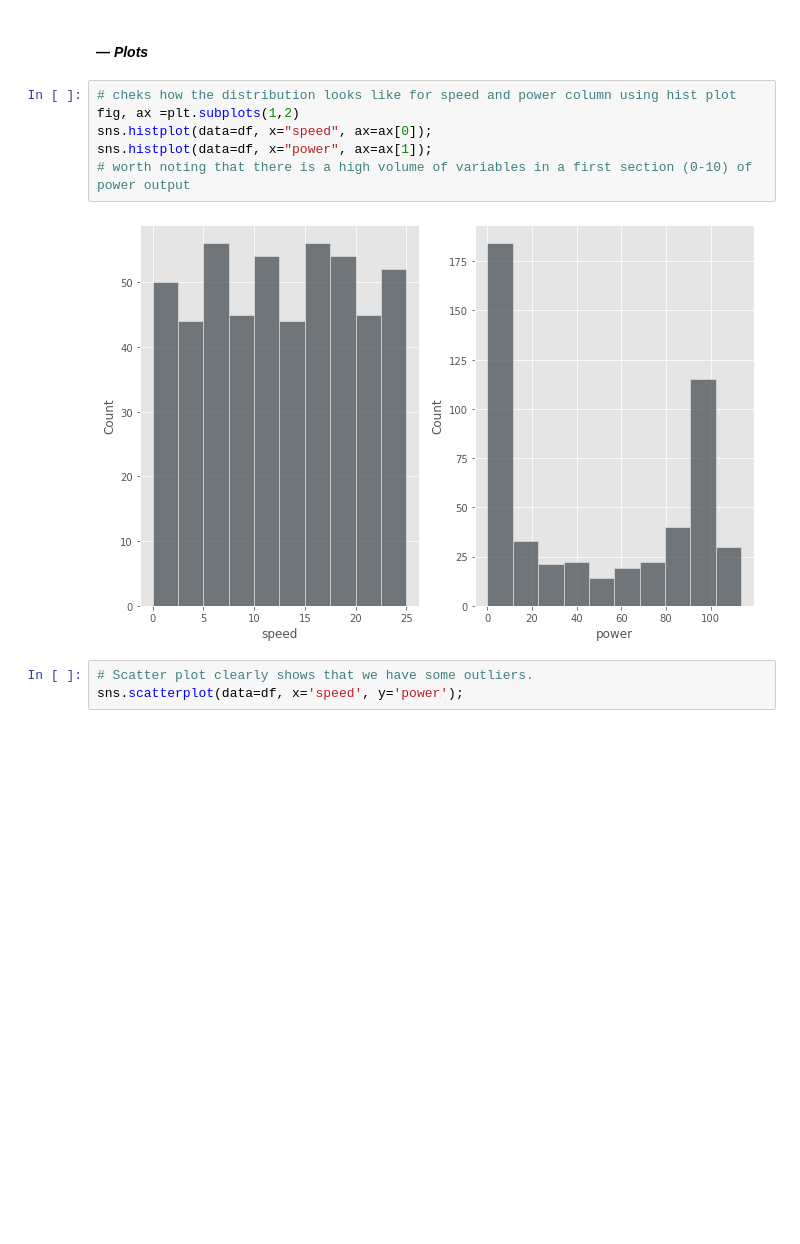
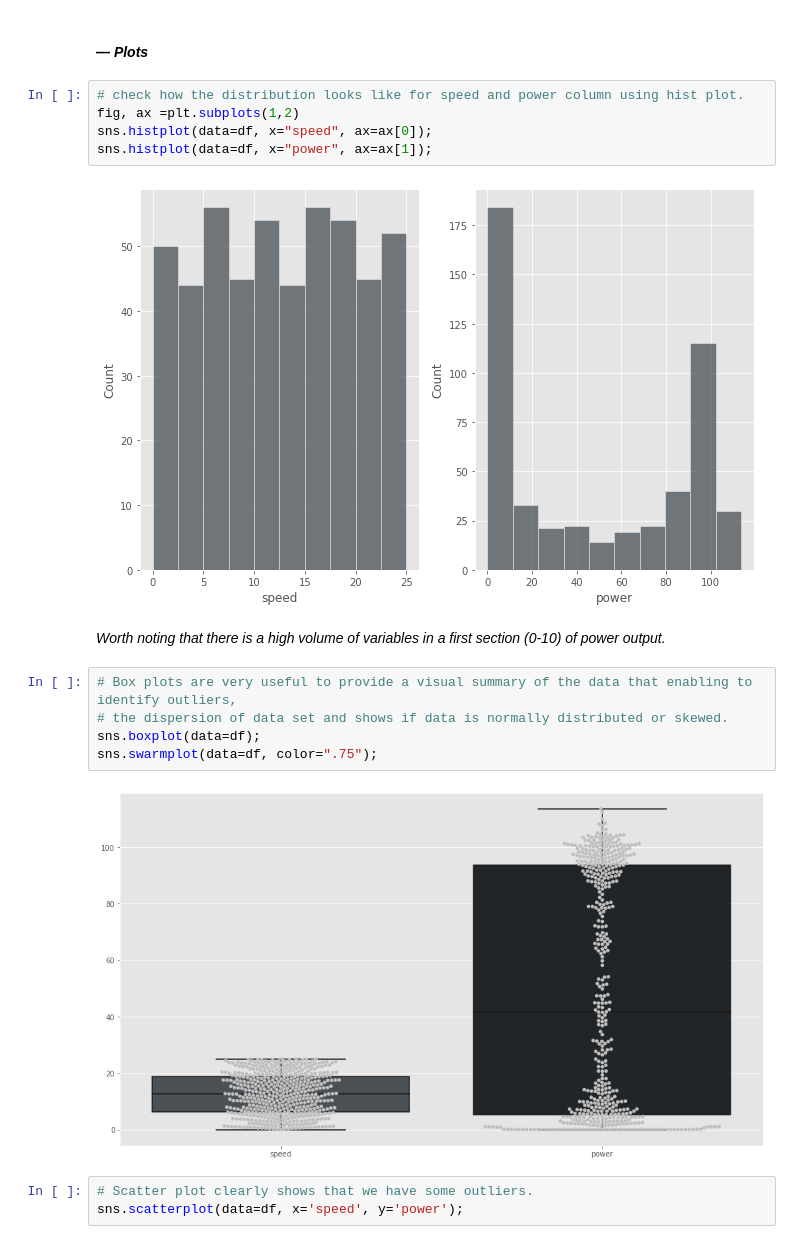
Before and after one commit to mizydorek/Fundamentals-of-Data-Analysis-Project-2020, a Jupyter notebook: project.ipynb, the cells around one changed output. Cells and saved outputs as stored; diff of their text form; blank space fills up the shorter version.

Commit message:
added some write ups and boxplot

```diff
--- a/project.ipynb
+++ b/project.ipynb
@@ -111,13 +113,21 @@ From a quick preview of dataset, it can be observed that at the tail of the data
 # %% [markdown]
 #### — *Plots*
 # %%
-# cheks how the distribution looks like for speed and power column using hist plot
+# check how the distribution looks like for speed and power column using hist plot.
 fig, ax =plt.subplots(1,2)
 sns.histplot(data=df, x="speed", ax=ax[0]);
 sns.histplot(data=df, x="power", ax=ax[1]);
-# worth noting that there is a high volume of variables in a first section (0-10) of power output
 # %% [output]
 [figure]
+# %% [markdown]
+*Worth noting that there is a high volume of variables in a first section (0-10) of power output.*
+# %%
+# Box plots are very useful to provide a visual summary of the data that enabling to identify outliers,
+# the dispersion of data set and shows if data is normally distributed or skewed.
+sns.boxplot(data=df);
+sns.swarmplot(data=df, color=".75");
+# %% [output]
+[figure, added]
 # %%
 # Scatter plot clearly shows that we have some outliers.
 sns.scatterplot(data=df, x='speed', y='power');
```
Also changed, not shown: parts of 7 cells of this notebook.
